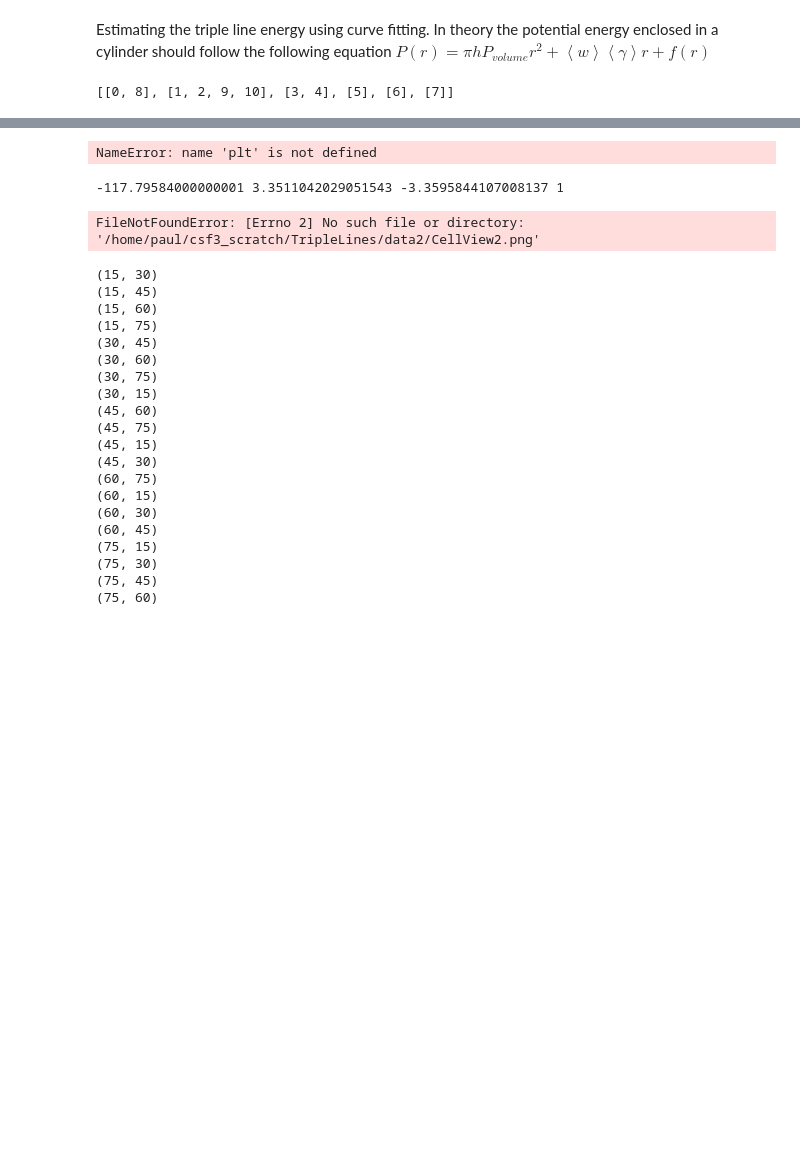
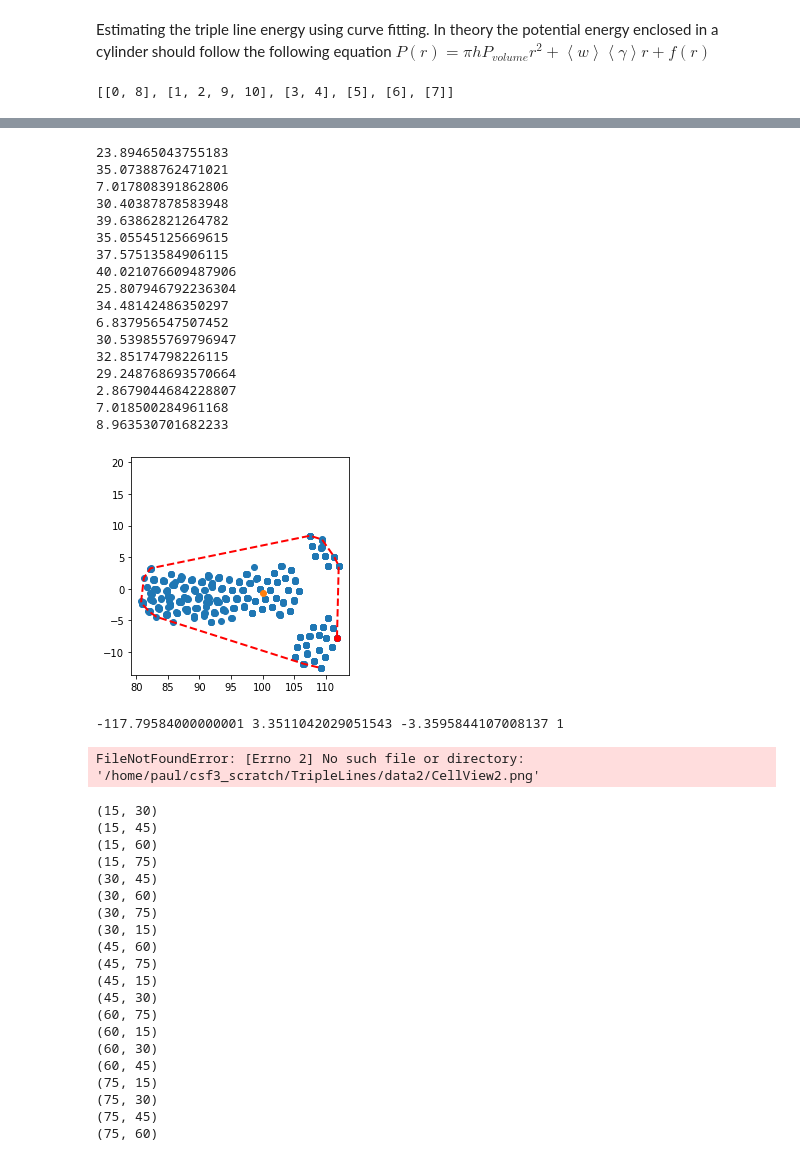
Before and after one commit to PaulTwine/TripleLines.github.io, a Jupyter notebook: TripleLine Fitting.ipynb, the cells around one changed output, grey strips where cells are left out. Drawn from its saved outputs; the diff is of its cells as text; code cells hidden in the pictures; blank space fills up the shorter version.

Commit message:
EXtra changes to MoveTripleLine using convex hulls

```diff
--- a/TripleLine Fitting.ipynb
+++ b/TripleLine Fitting.ipynb
@@ -129,16 +129,35 @@ print(popt, fltMeanLattice)
 # %%
 plt.scatter(arrMovedPoints[:,0], arrMovedPoints[:,1])
 ptMean = np.mean(arrMovedPoints, axis=0)
 hull = sc.spatial.ConvexHull(arrMovedPoints[:,0:2])
 plt.axis('square')
 plt.plot(arrMovedPoints[hull.vertices,0], arrMovedPoints[hull.vertices,1], 'r--', lw=2)
 plt.plot(arrMovedPoints[hull.vertices[0],0], arrMovedPoints[hull.vertices[0],1], 'ro')
 #plt.quiver(ptMean[0],ptMean[1],FirstDirection[0],FirstDirection[1], scale=5)
-plt.show()
+arrMeanPoint= np.mean(arrMovedPoints[hull.vertices],axis=0)
 for j in range(len(hull.vertices)):
     print(np.linalg.norm(arrMovedPoints[hull.vertices[np.mod(j+1,len(hull.vertices))]]-arrMovedPoints[hull.vertices[j]]))
+plt.scatter(arrMeanPoint[0], arrMeanPoint[1])
+plt.show()
 # %% [output]
-NameError: name 'plt' is not defined
+23.89465043755183
+35.07388762471021
+7.017808391862806
+30.40387878583948
+39.63862821264782
+35.05545125669615
+37.57513584906115
+40.021076609487906
+25.807946792236304
+34.48142486350297
+6.837956547507452
+30.539855769796947
+32.85174798226115
+29.248768693570664
+2.8679044684228807
+7.018500284961168
+8.963530701682233
+[figure, added]
 # %%
 print(lstV[intStart]*lstNumberOfAtoms[intStart],
       popt[0]/popt[1],fltMeanLattice, intStart)
```
Also changed, not shown: parts of 1 cell of this notebook, 2 other files.
